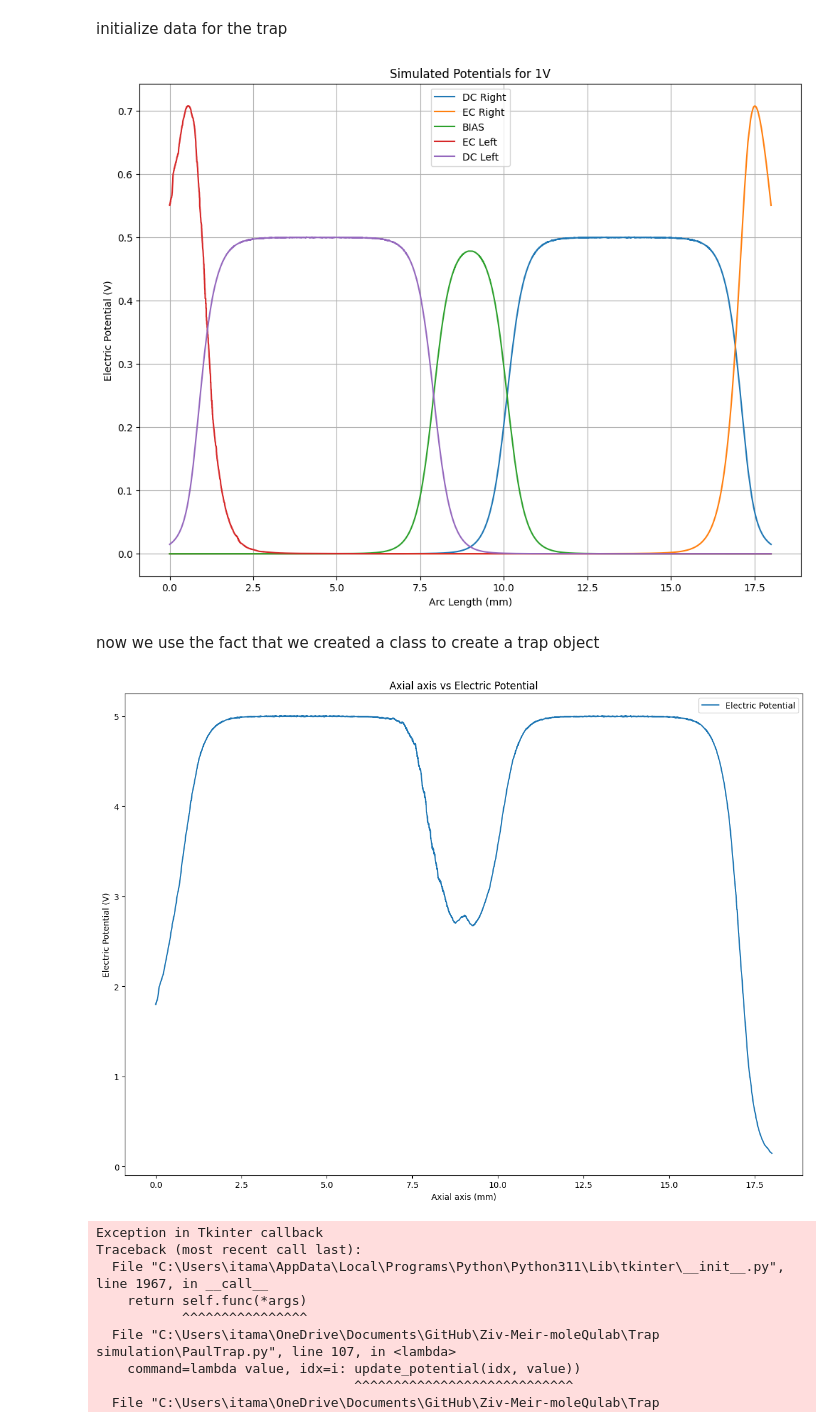
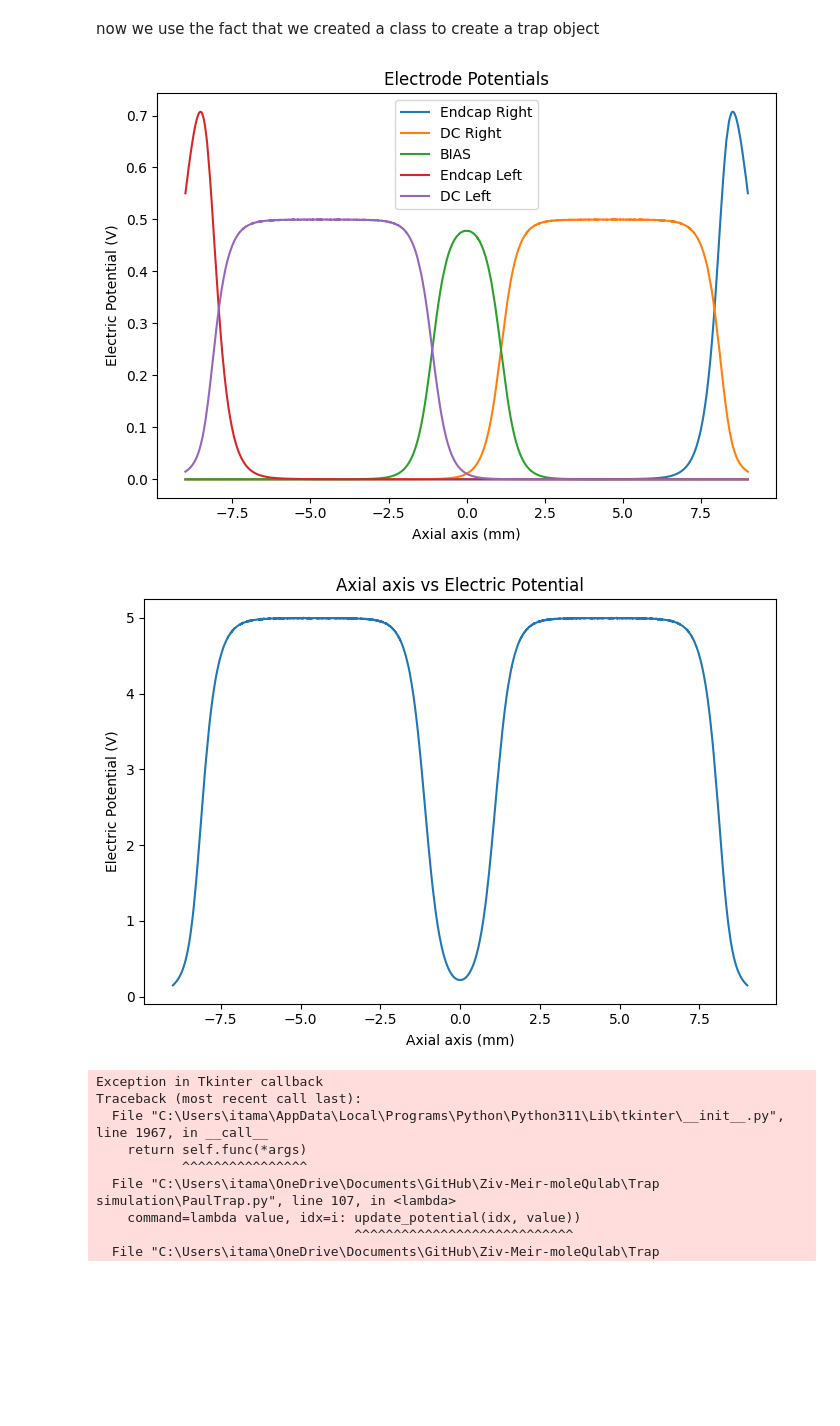
Before and after one commit to haskelit/Ziv-Meir-moleQulab, a Jupyter notebook: Trap simulation/Shuttling Simulation V2.ipynb, the cells around one changed output. Cells and saved outputs as stored; diff of their text form; code cells hidden in the pictures; blank space fills up the shorter version.

Commit message:
refactor PaulTrap class to enhance potential interpolation and position vector calculations

```diff
--- a/Trap simulation/Shuttling Simulation V2.ipynb
+++ b/Trap simulation/Shuttling Simulation V2.ipynb
@@ -6,55 +6,5 @@ import matplotlib.pyplot as plt
 import os
 importlib.reload(PaulTrap)
 from PaulTrap import PaulTrap
-# %% [markdown]
-initialize data for the trap
-# %%
-
-
-# Get the absolute path of the current script
-script_dir = os.getcwd()
-
-# Construct absolute paths for the files
-file_EC = os.path.join(script_dir, 'electrodes responses\Shuttling Endcap Smoothed.txt')
-file_DC = os.path.join(script_dir, 'electrodes responses\Shuttling DC Smoothed.txt')
-file_BIAS = os.path.join(script_dir, 'electrodes responses\Shuttling BIAS Smoothed.txt')
-
-# Load the data using the absolute paths
-data_EC = np.loadtxt(file_EC, skiprows=8)
-data_DC = np.loadtxt(file_DC, skiprows=8)
-data_BIAS = np.loadtxt(file_BIAS, skiprows=8)
-
-# Reading the data and extracting columns
-arc_length_EC = data_EC[:, 0]
-electric_potential_EC_R = data_EC[:, 1]
-electric_potential_EC_L = electric_potential_EC_R[::-1]
-
-arc_length_DC_R = data_DC[:, 0]
-electric_potential_DC_R = data_DC[:, 1]
-electric_potential_DC_L = electric_potential_DC_R[::-1]
-diff = np.diff(arc_length_DC_R)
-arc_length_DC_L = np.zeros(len(arc_length_DC_R))
-diff = diff[::-1]
-for i in range(1, len(arc_length_DC_R)):
-    arc_length_DC_L[i] = arc_length_DC_L[i-1] + diff[i-1]
-
-arc_length_BIAS = data_BIAS[:, 0]
-electric_potential_BIAS = data_BIAS[:, 1]
-
-# Plot the data
-plt.figure(figsize=(12, 9))
-plt.plot(arc_length_DC_R, electric_potential_DC_R, label='DC Right')
-plt.plot(arc_length_EC, electric_potential_EC_R, label='EC Right')
-plt.plot(arc_length_BIAS, electric_potential_BIAS, label='BIAS')
-plt.plot(arc_length_EC, electric_potential_EC_L, label='EC Left')
-plt.plot(arc_length_DC_L, electric_potential_DC_L, label='DC Left')
-plt.title('Simulated Potentials for 1V')
-plt.xlabel('Arc Length (mm)')
-plt.ylabel('Electric Potential (V)')
-plt.legend()
-plt.grid(True)
-plt.show()
-# %% [output]
-[figure, removed]
 # %% [markdown]
 now we use the fact that we created a class to create a trap object
@@ -61,17 +15,15 @@ now we use the fact that we created a class to create a trap object
 # %%
-u = 1.66e-27 # atomic mass unit in kg
-m = 40 # atomic mass
-trap = PaulTrap(mass=m*u)
-
-trap.set_voltages(V_EC_L=3,
+trap.plot_electrode_potentials()
+trap.set_voltages(V_EC_L=0,
                   V_DC_L=10,
-                  V_BIAS=5,
+                  V_BIAS=0,
                   V_DC_R=10,
                   V_EC_R=0)
 
 trap.plot_trap_potential()
 # %% [output]
-[figure, old version]
+[figure, new version]
+[figure, added]
 # %%
 trap.interactive_trap_potential()
 # %% [output]
```
Also changed, not shown: parts of 1 cell of this notebook, 1 other file.
